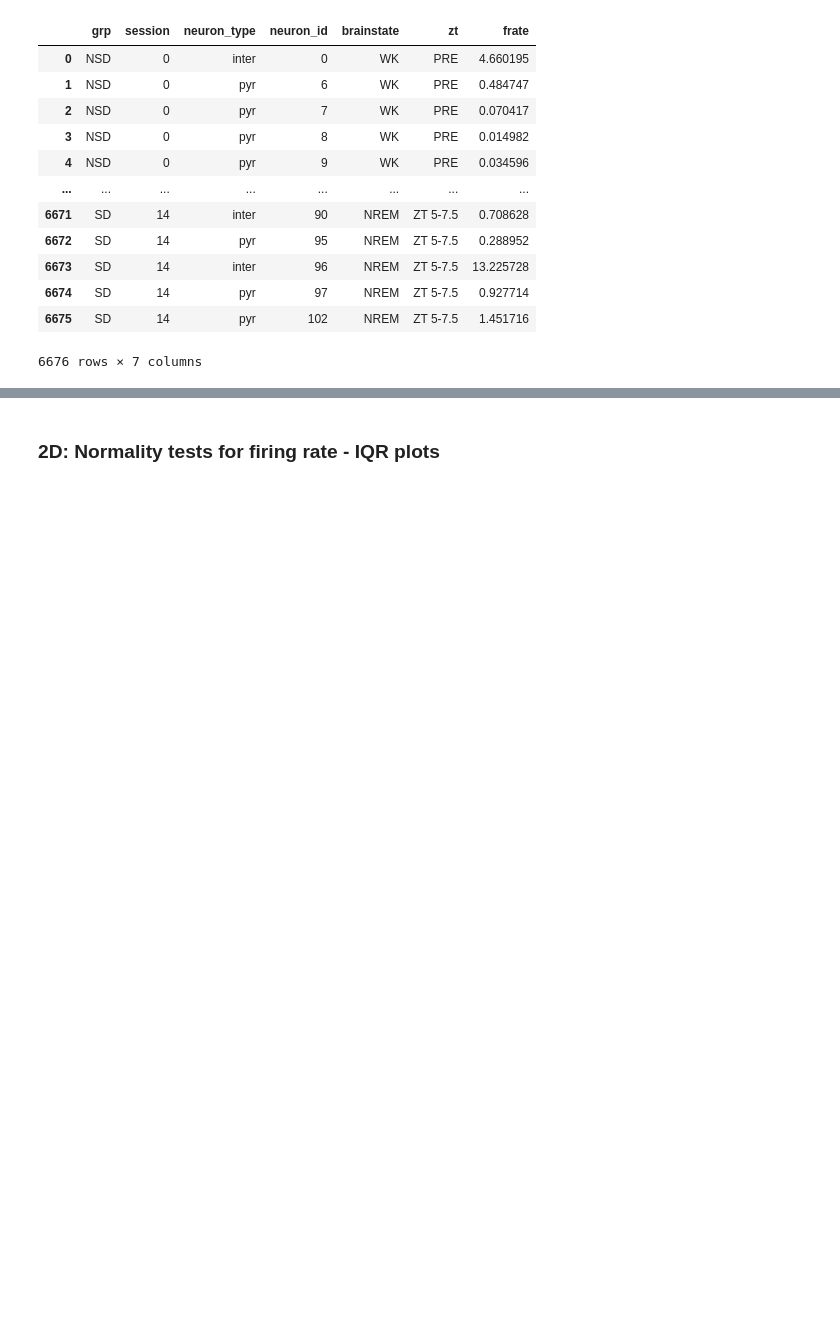
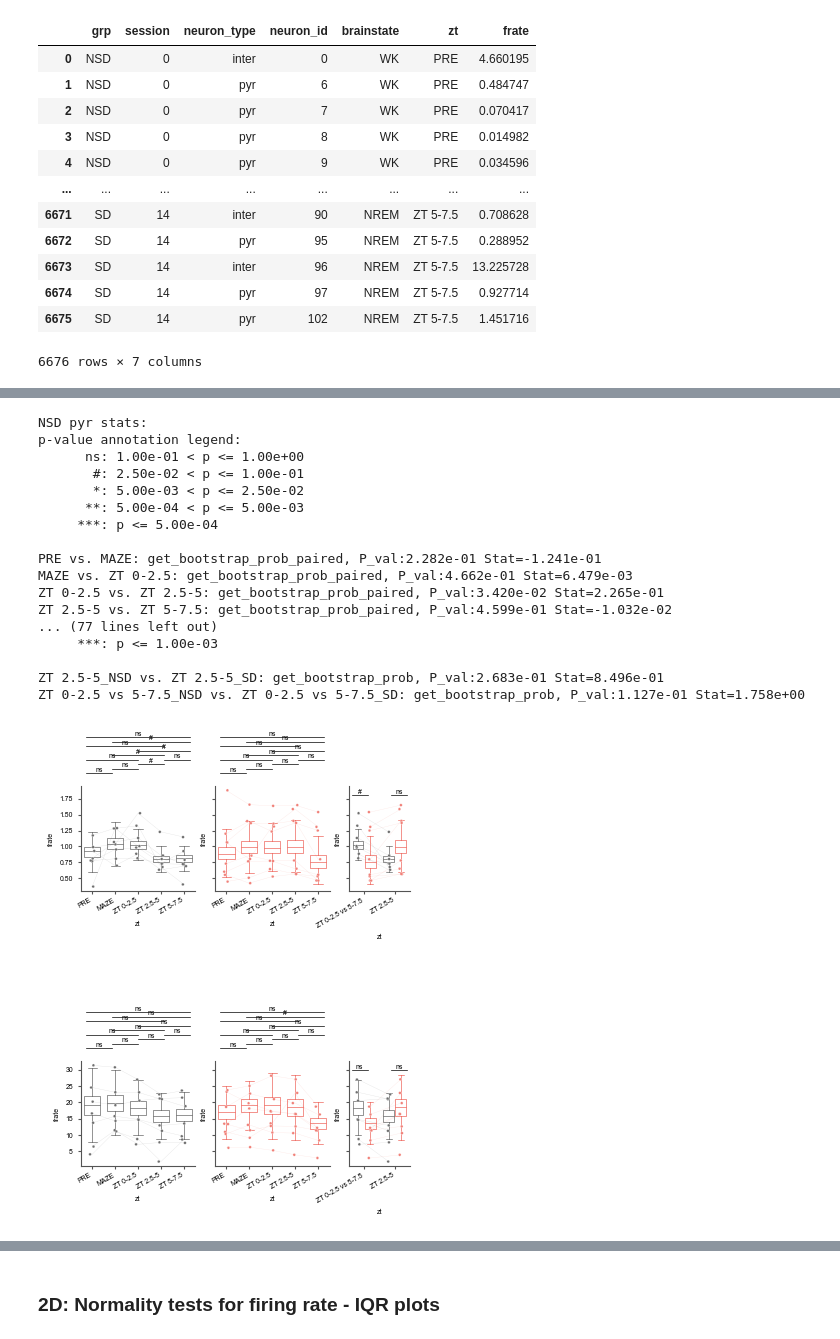
Before and after one commit to diba-lab/sleep_loss_hippocampal_replay, a Jupyter notebook: analysis_and_figure_code/sleep_deprivation/figures/sd_figure2_supp.ipynb, the cells around one changed output, grey strips where cells are left out. Drawn from its saved outputs; the diff is of its cells as text; code cells hidden in the pictures; blank space fills up the shorter version.

```diff
--- a/analysis_and_figure_code/sleep_deprivation/figures/sd_figure2_supp.ipynb
+++ b/analysis_and_figure_code/sleep_deprivation/figures/sd_figure2_supp.ipynb
@@ -119,0 +122,80 @@ ntype_df[ntype_df.grp == grp].groupby(["grp", "zt"]).quantile([0.25, 0.5, 0.75],
+# %%
+# QW first
+
+fig = subjects.SdFig().fig_supp()
+
+palette = subjects.colors_sd(1)
+palette_light = subjects.colors_sd_light(1)
+
+frate_df = grpdata.frate_blocks_QW_bootstrap_session_neurons
+frate_df_sess = grpdata.frate_post_chunks_qw_aw
+frate_df_sess = frate_df_sess[frate_df_sess.brainstate == "QW"]
+frate_sess_mean = (
+    frate_df_sess.groupby(["grp", "zt", "session", "neuron_type"], sort=False)
+    .mean(numeric_only=True)
+    .reset_index()
+)
+
+gs_ = fig.subplot2grid(
+    fig.gs[2:4, :4], grid=(2, 3), width_ratios=[1.5, 1.5, 0.8], hspace=0.2, wspace=0.3
+)
+
+for i, ntype in enumerate(["pyr", "inter"]):
+# for i, ntype in enumerate(["pyr"]):
+    ntype_df = frate_df[frate_df.neuron_type == ntype]
+    ntype_mean_df = frate_sess_mean[frate_sess_mean.neuron_type == ntype]
+    # ylims = (0.2, 2) if ntype == "pyr" else (5, 35)
+    fig_row = 2 * i + 1
+    subfig = fig.add_subfigure(fig.gs[fig_row, :4])
+    axs = subfig.subplots(1, 3, sharey=True, width_ratios=[1.5, 1.5, 0.8])
+
+    for g, grp in enumerate(["NSD", "SD"]):
+    # for g, grp in enumerate(["NSD"]):
+        # ax = fig.subplot(gs_[i, g])
+        ax = axs[g]
+        plotter = Plotter(data=ntype_df[ntype_df.grp == grp], x="zt", y="frate", ax=ax)
+        print(f"\n\033[4m{grp} {ntype} stats:\033[0m")
+        plotter.boxplot_sd2(palette=[palette[g]]).stat_anot(
+            stat_within=get_bootstrap_prob_paired, alpha_within=[0.025, 0.005, 0.0005], fontsize=5, verbose=True,
+        )
+
+        p2 = Plotter(
+            data=ntype_mean_df[ntype_mean_df.grp == grp], x="zt", y="frate", ax=ax
+        )
+        p2.striplineplot_sd(palette=[palette_light[g]])
+        # ax.set_ylim(*ylims)
+
+    ax = axs[2]
+    df = get_nsd_vs_sd_df(ntype_df)
+    df2 = get_nsd_vs_sd_df(ntype_mean_df)
+    plotter = Plotter(data=df, x="zt", y="frate", hue="grp", ax=ax)
+    plotter.boxplot_sd2(palette=palette).stat_anot_sd(
+        stat_across=get_bootstrap_prob,
+        alpha_across=[0.05, 0.01, 0.001],
+        fontsize=5,
+        verbose=True,
+    )
+    p2 = Plotter(data=df2, x="zt", y="frate", hue="grp", hue_order=["NSD", "SD"], ax=ax)
+    p2.striplineplot_sd(palette=palette_light)
+    # ax.set_ylim(*ylims)
+
+fig.savefig(subjects.figpath_sd / "firing_rate_within_QW", format="svg")
+# %% [output]
+NSD pyr stats:
+p-value annotation legend:
+      ns: 1.00e-01 < p <= 1.00e+00
+       #: 2.50e-02 < p <= 1.00e-01
+       *: 5.00e-03 < p <= 2.50e-02
+      **: 5.00e-04 < p <= 5.00e-03
+     ***: p <= 5.00e-04
+
+PRE vs. MAZE: get_bootstrap_prob_paired, P_val:2.282e-01 Stat=-1.241e-01
+MAZE vs. ZT 0-2.5: get_bootstrap_prob_paired, P_val:4.662e-01 Stat=6.479e-03
+ZT 0-2.5 vs. ZT 2.5-5: get_bootstrap_prob_paired, P_val:3.420e-02 Stat=2.265e-01
+ZT 2.5-5 vs. ZT 5-7.5: get_bootstrap_prob_paired, P_val:4.599e-01 Stat=-1.032e-02
+... (77 lines left out)
+     ***: p <= 1.00e-03
+
+ZT 2.5-5_NSD vs. ZT 2.5-5_SD: get_bootstrap_prob, P_val:2.683e-01 Stat=8.496e-01
+ZT 0-2.5 vs 5-7.5_NSD vs. ZT 0-2.5 vs 5-7.5_SD: get_bootstrap_prob, P_val:1.127e-01 Stat=1.758e+00
+[figure, added]
```
Also changed, not shown: parts of 19 cells of this notebook, 11 other files.
